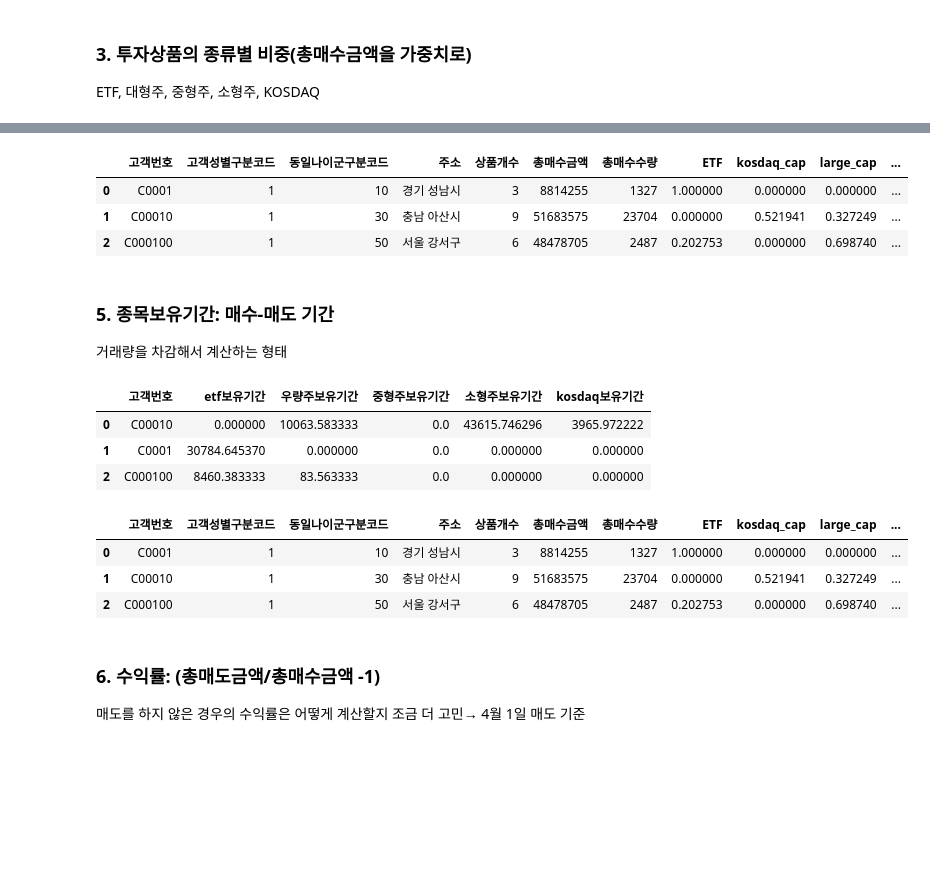
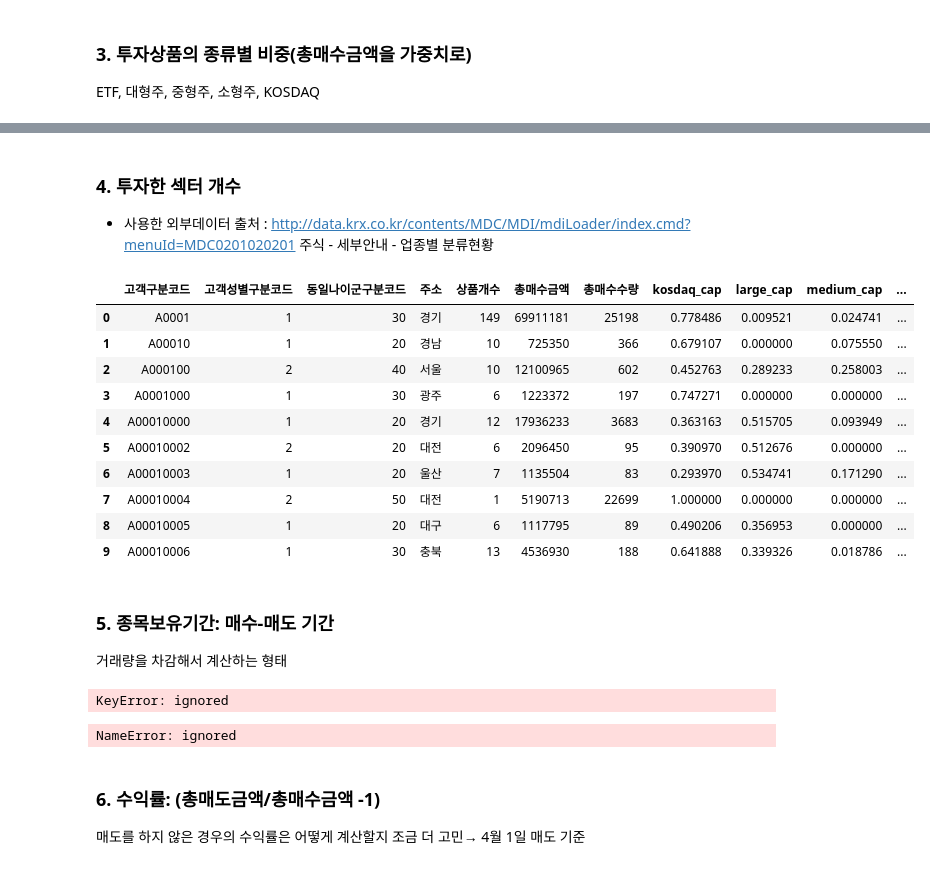
Before and after one commit to christine127/Portfolio_Recommendation_Project, a Jupyter notebook: 데이터전처리.ipynb, the cells around one changed output, grey strips where cells are left out. Drawn from its saved outputs; the diff is of its cells as text; code cells hidden in the pictures; blank space fills up the shorter version.

```diff
--- a/데이터전처리.ipynb
+++ b/데이터전처리.ipynb
@@ -148,13 +137,0 @@ customer_info.rename(columns={'상품명':'상품개수'}, inplace=True)
-# %%
-# 일단 코드번호 컬럼 생성
-file['code'] = file['상품번호'].str[-6:]
-
-# 코스피 코스닥 Sector, Industry 뽑기
-stocks_kospi = fdr.StockListing('KOSPI')
-stocks_kosdaq = fdr.StockListing('KOSDAQ')
-
-# 섹터 컬럼 원 데이터에 붙이기
-stocks = pd.concat([stocks_kospi,stocks_kosdaq], ignore_index=True)
-sector_df = stocks.loc[:,['Symbol', 'Sector', 'Industry']]
-sector_df.rename(columns={'Symbol':'code'}, inplace=True)
-file = pd.merge(file, sector_df, on='code')
@@ -179,12 +138,42 @@ industry_df2.sort_index(inplace=True)
+# %% [markdown]
+### 4. 투자한 섹터 개수
+- 사용한 외부데이터 출처 : http://data.krx.co.kr/contents/MDC/MDI/mdiLoader/index.cmd?menuId=MDC0201020201
+주식 - 세부안내 - 업종별 분류현황
+# %%
+sector_kosspi_200331 = pd.read_csv('/content/drive/MyDrive/소회의실 프로젝트/외부데이터/Sector_KOSPI_200331.csv', encoding='cp949')
+sector_kosdaq_200331 = pd.read_csv('/content/drive/MyDrive/소회의실 프로젝트/외부데이터/Sector_KOSDAQ_200331.csv', encoding='cp949')
+# new_stock = pd.read_csv('/content/drive/MyDrive/소회의실 프로젝트/외부데이터/신규상장종목.csv', encoding='cp949')
+# new_stock.rename(columns={'업종':'업종명'}, inplace=True)
+sector_total = pd.concat([sector_kosdaq_200331.loc[:, ['종목코드', '업종명']], sector_kosdaq_200331.loc[:, ['종목코드', '업종명']]])
+sector_total = sector_total.reset_index(drop = True)
+
+#상장폐지, 신규상장 종목 추가
+sector_total=sector_total.append({'종목코드' : '011160' , '업종명' : '건설업'} , ignore_index=True) # 3월 24일에 상장폐지된 코스피 두산건설
+sector_total=sector_total.append({'종목코드' : '122800' , '업종명' : '금속'} , ignore_index=True) # 2월 12일에 상장폐지된 코스닥 썬테크놀로지스(썬텍)
+sector_total=sector_total.append({'종목코드' : '341160' , '업종명' : '금융'} , ignore_index=True) # 1월 30일에 신규상장된 코스닥 하나금융15호스팩 - 작은 이상한점 : KRX종목리스트에는 이 종목이 안뜨네요. 일단 데이터에 있으니 추가.
+# %%
+sector_total.rename(columns={'종목코드':'code'}, inplace=True)
+file2 = pd.merge(file, sector_total, how='left', left_on='code', right_on='code')
+# %%
+# 투자한 섹터 개수
+sector_df = pd.DataFrame(file2.groupby(['고객구분코드', '업종명']).size()).reset_index()
+sector_df = pd.DataFrame(sector_df.groupby(['고객구분코드'])['업종명'].size()).reset_index()
+sector_df.rename(columns={'업종명':'업종개수'}, inplace=True)
 # %%
-# customer_info = customer_info.join(industry_df2)
-customer_info = pd.merge(customer_info, industry_df2, on='고객번호')
+customer_info = pd.merge(customer_info, sector_df, on='고객구분코드')
 customer_info
 # %% [output]
-|  | 고객번호 | 고객성별구분코드 | 동일나이군구분코드 | 주소 | 상품개수 | 총매수금액 | 총매수수량 | ETF | kosdaq_cap | large_cap | ... |
-| 0 | C0001 | 1 | 10 | 경기 성남시 | 3 | 8814255 | 1327 | 1.000000 | 0.000000 | 0.000000 | ... |
-| 1 | C00010 | 1 | 30 | 충남 아산시 | 9 | 51683575 | 23704 | 0.000000 | 0.521941 | 0.327249 | ... |
-| 2 | C000100 | 1 | 50 | 서울 강서구 | 6 | 48478705 | 2487 | 0.202753 | 0.000000 | 0.698740 | ... |
+|  | 고객구분코드 | 고객성별구분코드 | 동일나이군구분코드 | 주소 | 상품개수 | 총매수금액 | 총매수수량 | kosdaq_cap | large_cap | medium_cap | ... |
+| 0 | A0001 | 1 | 30 | 경기 | 149 | 69911181 | 25198 | 0.778486 | 0.009521 | 0.024741 | ... |
+| 1 | A00010 | 1 | 20 | 경남 | 10 | 725350 | 366 | 0.679107 | 0.000000 | 0.075550 | ... |
+| 2 | A000100 | 2 | 40 | 서울 | 10 | 12100965 | 602 | 0.452763 | 0.289233 | 0.258003 | ... |
+| 3 | A0001000 | 1 | 30 | 광주 | 6 | 1223372 | 197 | 0.747271 | 0.000000 | 0.000000 | ... |
+| 4 | A00010000 | 1 | 20 | 경기 | 12 | 17936233 | 3683 | 0.363163 | 0.515705 | 0.093949 | ... |
+| 5 | A00010002 | 2 | 20 | 대전 | 6 | 2096450 | 95 | 0.390970 | 0.512676 | 0.000000 | ... |
+| 6 | A00010003 | 1 | 20 | 울산 | 7 | 1135504 | 83 | 0.293970 | 0.534741 | 0.171290 | ... |
+| 7 | A00010004 | 2 | 50 | 대전 | 1 | 5190713 | 22699 | 1.000000 | 0.000000 | 0.000000 | ... |
+| 8 | A00010005 | 1 | 20 | 대구 | 6 | 1117795 | 89 | 0.490206 | 0.356953 | 0.000000 | ... |
+| 9 | A00010006 | 1 | 30 | 충북 | 13 | 4536930 | 188 | 0.641888 | 0.339326 | 0.018786 | ... |
 # %% [markdown]
 ### 5. 종목보유기간: 매수-매도 기간
 거래량을 차감해서 계산하는 형태
@@ -328,23 +328,18 @@ def cal_term(df):
     return cust_cap_term
     # -1은 평균값으로 넣기 --> 매수는 했지만 매도는 없는 형태
 # %%
+pd.options.mode.chained_assignment = None
 cal_term_df = cal_term(file)
 cal_term_df = cal_term_df.replace(-1, np.nan)
 cal_term_df.fillna(cal_term_df.mean(), inplace=True)
-cal_term_df
+# cal_term_df
 # %% [output]
-|  | 고객번호 | etf보유기간 | 우량주보유기간 | 중형주보유기간 | 소형주보유기간 | kosdaq보유기간 |
-| 0 | C00010 | 0.000000 | 10063.583333 | 0.0 | 43615.746296 | 3965.972222 |
-| 1 | C0001 | 30784.645370 | 0.000000 | 0.0 | 0.000000 | 0.000000 |
-| 2 | C000100 | 8460.383333 | 83.563333 | 0.0 | 0.000000 | 0.000000 |
+KeyError: ignored
 # %%
-customer_info = pd.merge(customer_info, cal_term_df, on='고객번호')
-customer_info
+customer_info = pd.merge(customer_info, cal_term_df, on='고객구분코드')
+# customer_info
 # %% [output]
-|  | 고객번호 | 고객성별구분코드 | 동일나이군구분코드 | 주소 | 상품개수 | 총매수금액 | 총매수수량 | ETF | kosdaq_cap | large_cap | ... |
-| 0 | C0001 | 1 | 10 | 경기 성남시 | 3 | 8814255 | 1327 | 1.000000 | 0.000000 | 0.000000 | ... |
-| 1 | C00010 | 1 | 30 | 충남 아산시 | 9 | 51683575 | 23704 | 0.000000 | 0.521941 | 0.327249 | ... |
-| 2 | C000100 | 1 | 50 | 서울 강서구 | 6 | 48478705 | 2487 | 0.202753 | 0.000000 | 0.698740 | ... |
+NameError: ignored
 # %% [markdown]
 ### 6. 수익률: (총매도금액/총매수금액 -1)
 매도를 하지 않은 경우의 수익률은 어떻게 계산할지 조금 더 고민→ 4월 1일 매도 기준
```
Also changed, not shown: parts of 85 cells of this notebook.
